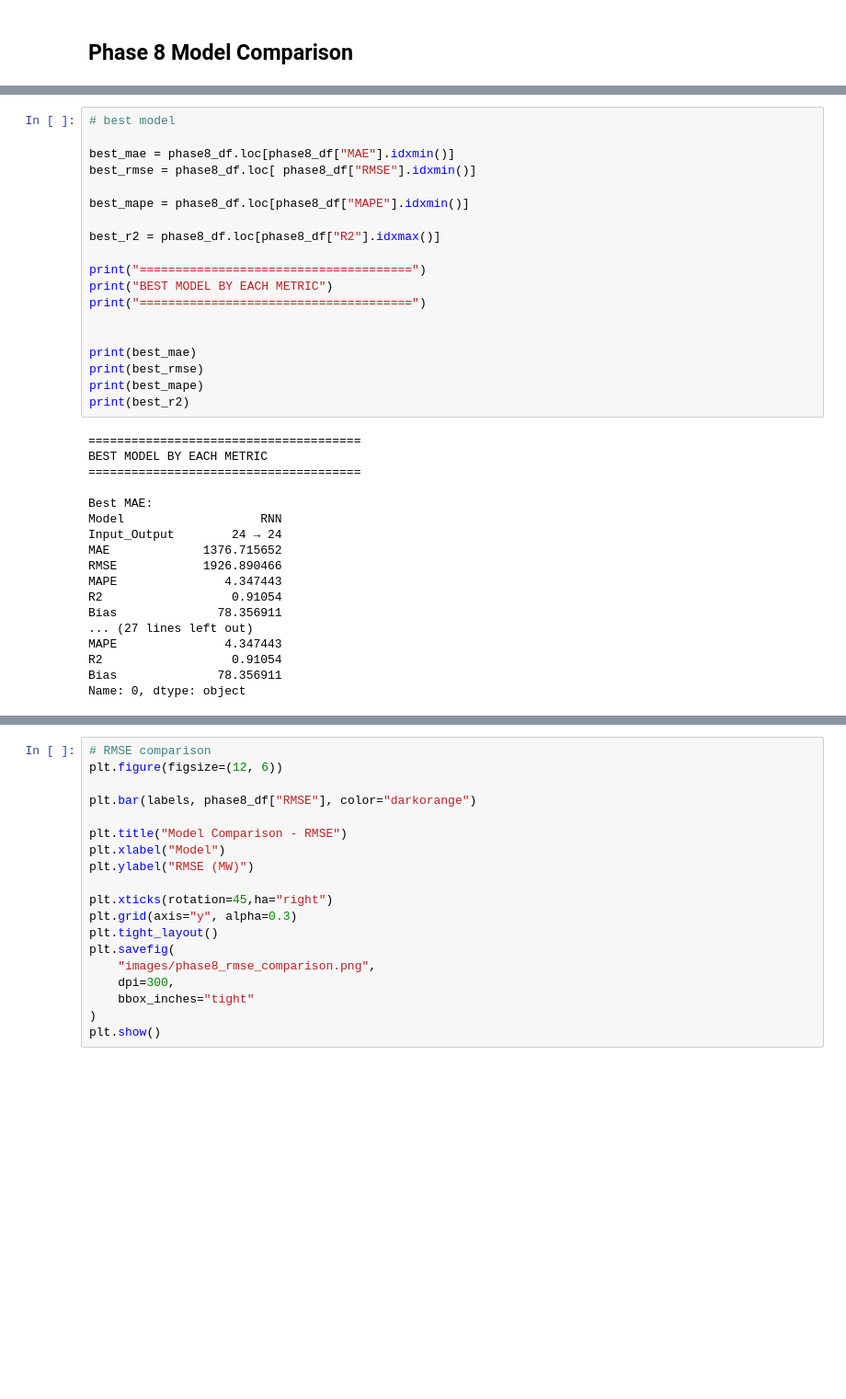
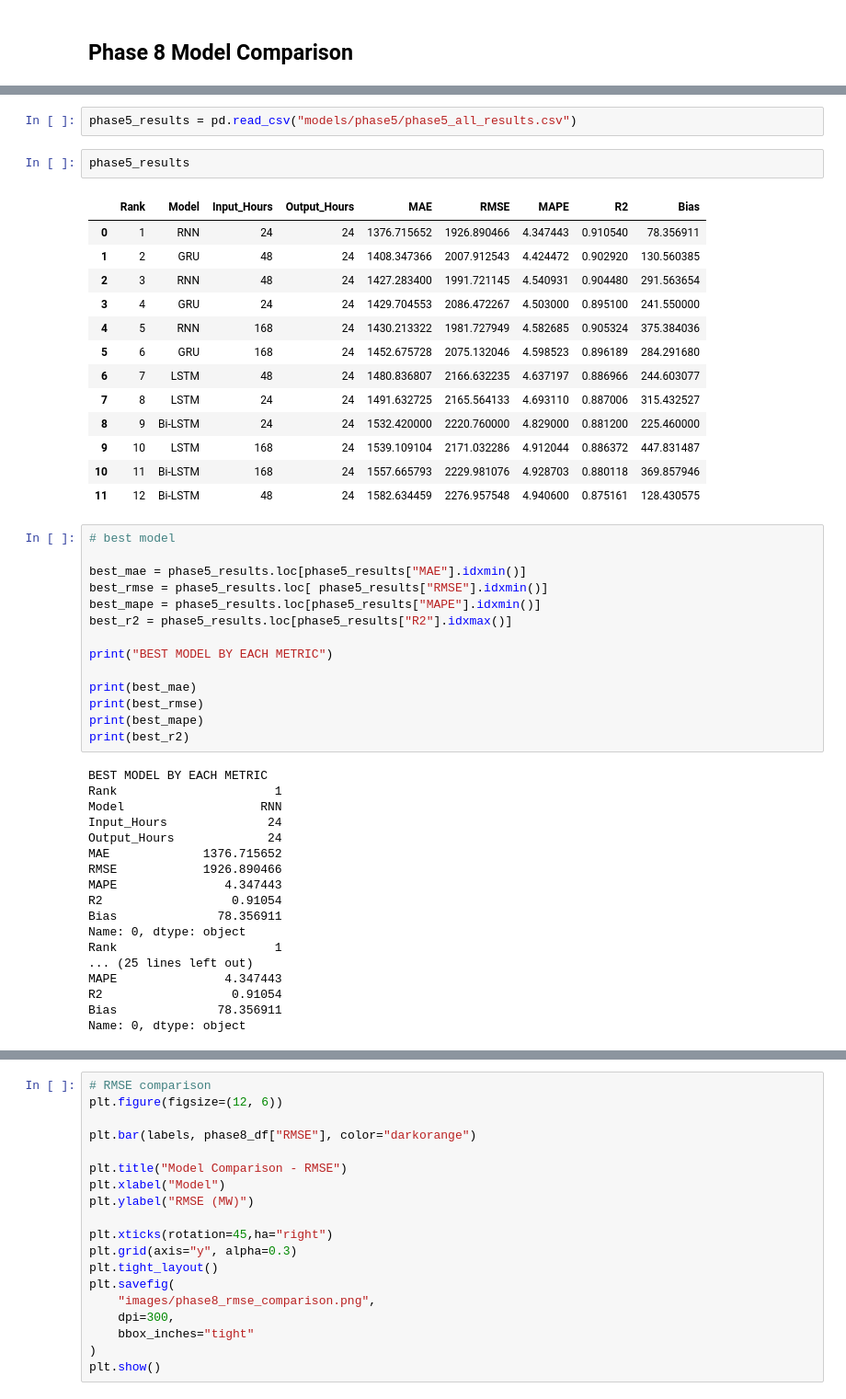
Before and after one commit to Harini-Loganathan-0001/AximSoft_Weekly_Tasks, a Jupyter notebook: week_10/Phase(7,8).ipynb, the cells around one changed output, grey strips where cells are left out. Shown at 92% size. Saved outputs shown, nothing was run; the diff lists cells and outputs as text; blank space fills up the shorter version.

```diff
--- a/week_10/Phase(7,8).ipynb
+++ b/week_10/Phase(7,8).ipynb
@@ -717,36 +638,49 @@ display(phase8_df)
+# %%
+phase5_results = pd.read_csv("models/phase5/phase5_all_results.csv")
+# %%
+phase5_results
+# %% [output]
+|  | Rank | Model | Input_Hours | Output_Hours | MAE | RMSE | MAPE | R2 | Bias |
+| 0 | 1 | RNN | 24 | 24 | 1376.715652 | 1926.890466 | 4.347443 | 0.910540 | 78.356911 |
+| 1 | 2 | GRU | 48 | 24 | 1408.347366 | 2007.912543 | 4.424472 | 0.902920 | 130.560385 |
+| 2 | 3 | RNN | 48 | 24 | 1427.283400 | 1991.721145 | 4.540931 | 0.904480 | 291.563654 |
+| 3 | 4 | GRU | 24 | 24 | 1429.704553 | 2086.472267 | 4.503000 | 0.895100 | 241.550000 |
+| 4 | 5 | RNN | 168 | 24 | 1430.213322 | 1981.727949 | 4.582685 | 0.905324 | 375.384036 |
+| 5 | 6 | GRU | 168 | 24 | 1452.675728 | 2075.132046 | 4.598523 | 0.896189 | 284.291680 |
+| 6 | 7 | LSTM | 48 | 24 | 1480.836807 | 2166.632235 | 4.637197 | 0.886966 | 244.603077 |
+| 7 | 8 | LSTM | 24 | 24 | 1491.632725 | 2165.564133 | 4.693110 | 0.887006 | 315.432527 |
+| 8 | 9 | Bi-LSTM | 24 | 24 | 1532.420000 | 2220.760000 | 4.829000 | 0.881200 | 225.460000 |
+| 9 | 10 | LSTM | 168 | 24 | 1539.109104 | 2171.032286 | 4.912044 | 0.886372 | 447.831487 |
+| 10 | 11 | Bi-LSTM | 168 | 24 | 1557.665793 | 2229.981076 | 4.928703 | 0.880118 | 369.857946 |
+| 11 | 12 | Bi-LSTM | 48 | 24 | 1582.634459 | 2276.957548 | 4.940600 | 0.875161 | 128.430575 |
 # %%
 # best model
 
-best_mae = phase8_df.loc[phase8_df["MAE"].idxmin()]
-best_rmse = phase8_df.loc[ phase8_df["RMSE"].idxmin()]
+best_mae = phase5_results.loc[phase5_results["MAE"].idxmin()]
+best_rmse = phase5_results.loc[ phase5_results["RMSE"].idxmin()]
+best_mape = phase5_results.loc[phase5_results["MAPE"].idxmin()]
+best_r2 = phase5_results.loc[phase5_results["R2"].idxmax()]
 
-best_mape = phase8_df.loc[phase8_df["MAPE"].idxmin()]
-
-best_r2 = phase8_df.loc[phase8_df["R2"].idxmax()]
-
-print("======================================")
 print("BEST MODEL BY EACH METRIC")
-print("======================================")
-
 
 print(best_mae)
 print(best_rmse)
 print(best_mape)
 print(best_r2)
 # %% [output]
-======================================
 BEST MODEL BY EACH METRIC
-======================================
-
-Best MAE:
+Rank                      1
 Model                   RNN
-Input_Output        24 → 24
+Input_Hours              24
+Output_Hours             24
 MAE             1376.715652
 RMSE            1926.890466
 MAPE               4.347443
 R2                  0.91054
 Bias              78.356911
-... (27 lines left out)
+Name: 0, dtype: object
+Rank                      1
+... (25 lines left out)
 MAPE               4.347443
 R2                  0.91054
 Bias              78.356911
```
Also changed, not shown: parts of 6 cells of this notebook, 3 other files.
